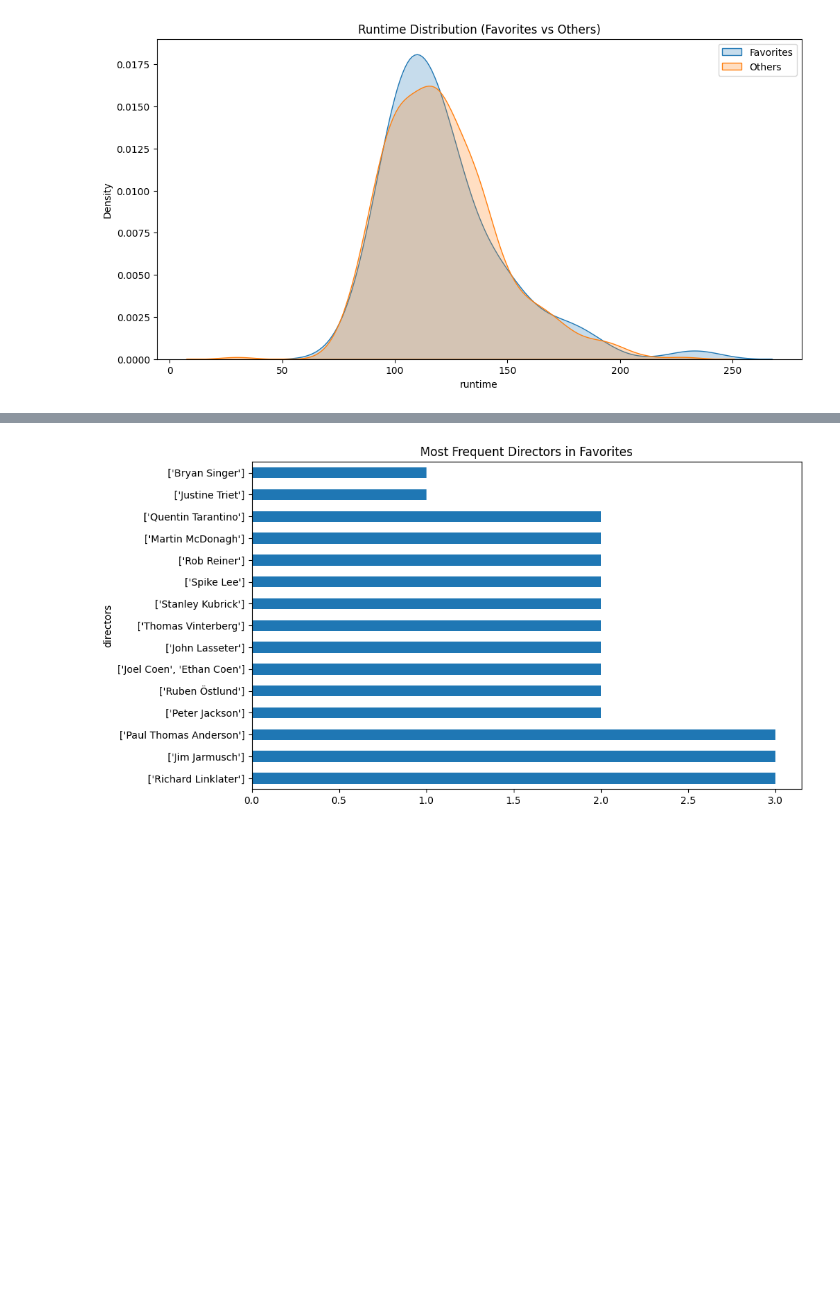
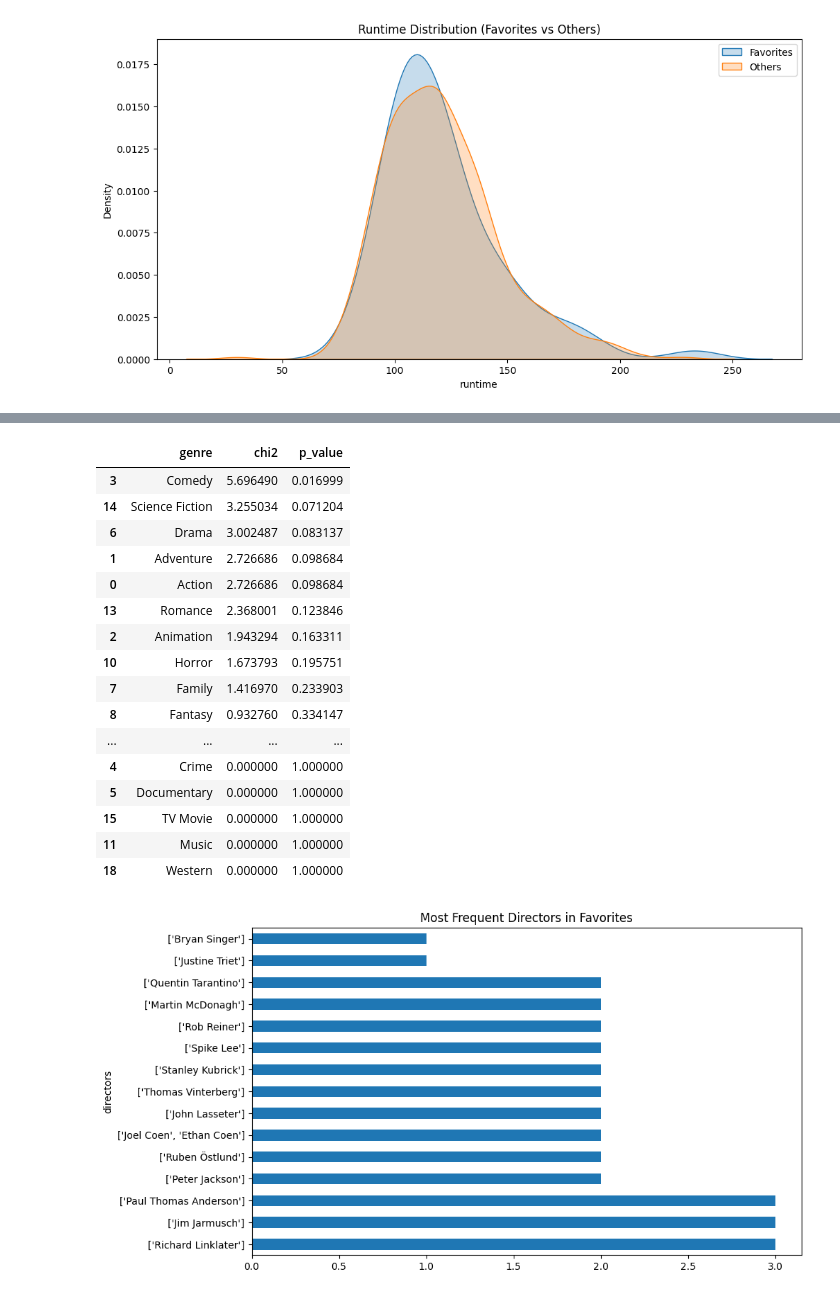
Before and after one commit to nerisius/DSA210-Personal-Data-Analyze-Project, a Jupyter notebook: favorite_analysis.ipynb, the cells around one changed output, grey strips where cells are left out. Saved outputs shown, nothing was run; the diff lists cells and outputs as text; code cells hidden in the pictures; blank space fills up the shorter version.

Commit message:
adding more tests

```diff
--- a/favorite_analysis.ipynb
+++ b/favorite_analysis.ipynb
@@ -109,3 +110,55 @@ plt.show()
+# %%
+#Chi-Squared Test for Genre Association
+from sklearn.preprocessing import MultiLabelBinarizer
+from scipy.stats import chi2_contingency
+
+mlb = MultiLabelBinarizer()
+
+genre_dummies = pd.DataFrame(
+    mlb.fit_transform(movies['genre_list']),
+    columns=[f'genre_{g}' for g in mlb.classes_],
+    index=movies.index
+)
+
+movies_test = pd.concat([movies, genre_dummies], axis=1)
+movies_test = movies_test.loc[:, ~movies_test.columns.duplicated()]
+
+chi2_results = []
+
+for g in genre_dummies.columns:
+    x = movies_test[g].astype(int)   # ensure 1D numeric
+    y = movies_test['is_favorite'].astype(int)
+
+    table = pd.crosstab(x, y)
+
+    if table.shape == (2, 2):
+        chi2, p, dof, expected = chi2_contingency(table)
+        chi2_results.append({
+            "genre": g.replace("genre_", ""),
+            "chi2": chi2,
+            "p_value": p
+        })
+
+chi2_df = pd.DataFrame(chi2_results).sort_values("p_value")
+chi2_df
+# %% [output]
+|  | genre | chi2 | p_value |
+| 3 | Comedy | 5.696490 | 0.016999 |
+| 14 | Science Fiction | 3.255034 | 0.071204 |
+| 6 | Drama | 3.002487 | 0.083137 |
+| 1 | Adventure | 2.726686 | 0.098684 |
+| 0 | Action | 2.726686 | 0.098684 |
+| 13 | Romance | 2.368001 | 0.123846 |
+| 2 | Animation | 1.943294 | 0.163311 |
+| 10 | Horror | 1.673793 | 0.195751 |
+| 7 | Family | 1.416970 | 0.233903 |
+| 8 | Fantasy | 0.932760 | 0.334147 |
+| ... | ... | ... | ... |
+| 4 | Crime | 0.000000 | 1.000000 |
+| 5 | Documentary | 0.000000 | 1.000000 |
+| 15 | TV Movie | 0.000000 | 1.000000 |
+| 11 | Music | 0.000000 | 1.000000 |
+| 18 | Western | 0.000000 | 1.000000 |
 # %%
 #Director frequency (favorites)
 top_dirs = movies[movies['is_favorite']==True]['directors'].value_counts().head(15)
```
Also changed, not shown: parts of 2 cells of this notebook, 1 other file.
